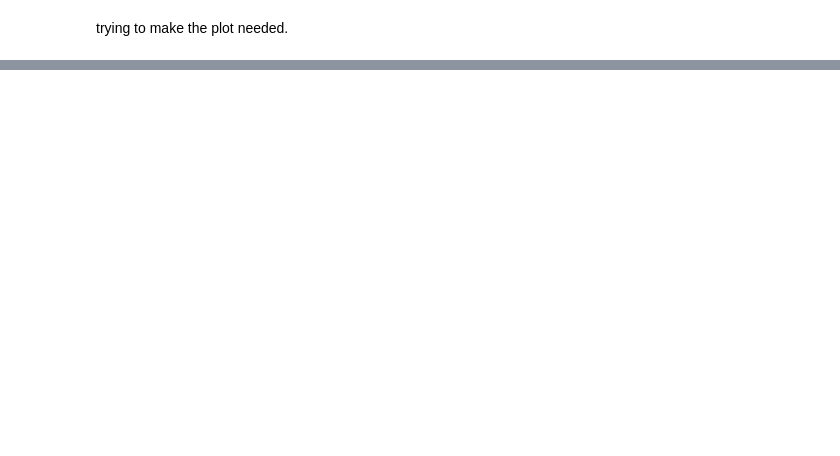
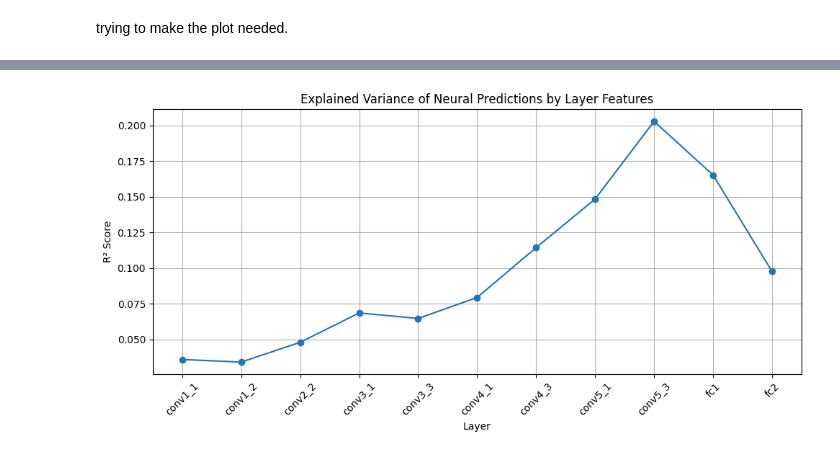
Before and after one commit to nieldab7/NX-414-Project, a Jupyter notebook: week8.ipynb, the cells around one changed output, grey strips where cells are left out. Cells and saved outputs as stored; diff of their text form; code cells hidden in the pictures; blank space fills up the shorter version.

Commit message:
tried making the plot

```diff
--- a/week8.ipynb
+++ b/week8.ipynb
@@ -368,0 +306,97 @@ plt.show()
+# %%
+import torch
+import numpy as np
+from collections import defaultdict
+from sklearn.linear_model import Ridge
+from sklearn.metrics import explained_variance_score
+from scipy.stats import pearsonr
+import matplotlib.pyplot as plt
+from sklearn.model_selection import train_test_split
+
+# Step 1: Global dictionary for storing activations
+activations = {}
+
+# Step 2: Hook function
+def get_activation(name):
+    def hook(model, input, output):
+        activations[name] = output.detach()
+    return hook
+
+# Step 3: Register forward hooks on VGG16 model
+vgg16_model.features[1].register_forward_hook(get_activation("conv1_1"))
+vgg16_model.features[3].register_forward_hook(get_activation("conv1_2"))
+vgg16_model.features[8].register_forward_hook(get_activation("conv2_2"))
+vgg16_model.features[11].register_forward_hook(get_activation("conv3_1"))
+vgg16_model.features[15].register_forward_hook(get_activation("conv3_3"))
+vgg16_model.features[18].register_forward_hook(get_activation("conv4_1"))
+vgg16_model.features[22].register_forward_hook(get_activation("conv4_3"))
+vgg16_model.features[25].register_forward_hook(get_activation("conv5_1"))
+vgg16_model.features[29].register_forward_hook(get_activation("conv5_3"))
+# Hooks on your custom classifier layers
+model_finetuned.classifier[0].register_forward_hook(get_activation("fc1"))  # First Linear
+model_finetuned.classifier[3].register_forward_hook(get_activation("fc_out"))  # Output Linear layer
+
+
+# Step 4: Regression evaluation
+def evaluate_layerwise_regression(model, stimulus_tensor, spikes_tensor, device='cuda'):
+    model.eval()
+    model.to(device)
+    layerwise_features = defaultdict(lambda: {'X': [], 'y': []})
+
+    # Convert to torch tensors if needed
+    if isinstance(stimulus_tensor, np.ndarray):
+        stimulus_tensor = torch.tensor(stimulus_tensor, dtype=torch.float32)
+    if isinstance(spikes_tensor, np.ndarray):
+        spikes_tensor = torch.tensor(spikes_tensor, dtype=torch.float32)
+
+    with torch.no_grad():
+        for i in range(0, len(stimulus_tensor), 5):
+            print(f"at iteration {i}")
+            input_img = stimulus_tensor[i].unsqueeze(0).to(device)
+            target = spikes_tensor[i].cpu().numpy()
+
+            activations.clear()  # Clear previous activations
+            _ = model(input_img)  # trigger hooks
+
+            for layer_name, feat in activations.items():
+                feat_flat = feat.view(feat.size(0), -1).cpu().numpy()
+                layerwise_features[layer_name]['X'].append(feat_flat.squeeze())
+                layerwise_features[layer_name]['y'].append(target.squeeze())
+
+    results = {}
+    for layer_name, data in layerwise_features.items():
+        X = np.array(data['X'])  # shape: [samples, features]
+        y = np.array(data['y'])  # shape: [samples, neurons]
+
+        # Train/test split
+        X_train, X_test, y_train, y_test = train_test_split(X, y, test_size=0.2, random_state=42)
+
+        model_ridge = Ridge(alpha=1.0)
+        model_ridge.fit(X_train, y_train)
+        pred = model_ridge.predict(X_test)
+
+        r = pearsonr(pred.flatten(), y_test.flatten())[0]
+        evs = explained_variance_score(y_test, pred)
+
+        results[layer_name] = {'pearson_r': r, 'evs': evs}
+        print(f"Layer: {layer_name:25s} | Pearson r: {r:.4f} | EVS: {evs:.4f}")
+
+    return results
+
+# Step 5: Run the evaluation
+results = evaluate_layerwise_regression(vgg16_model, stimulus_val, spikes_val, device='cuda')
+
+# Step 6: Plot the explained variance scores
+layer_names = list(results.keys())
+r2_scores = [results[layer]['evs'] for layer in layer_names]
+
+plt.figure(figsize=(10, 5))
+plt.plot(layer_names, r2_scores, marker='o')
+plt.xticks(rotation=45)
+plt.title("Explained Variance of Neural Predictions by Layer Features")
+plt.xlabel("Layer")
+plt.ylabel("R² Score")
+plt.grid(True)
+plt.tight_layout()
+plt.show()
+# %% [output]
@@ -368,0 +430 @@ plt.show()
+[figure, added]
```
Also changed, not shown: parts of 8 cells of this notebook.
